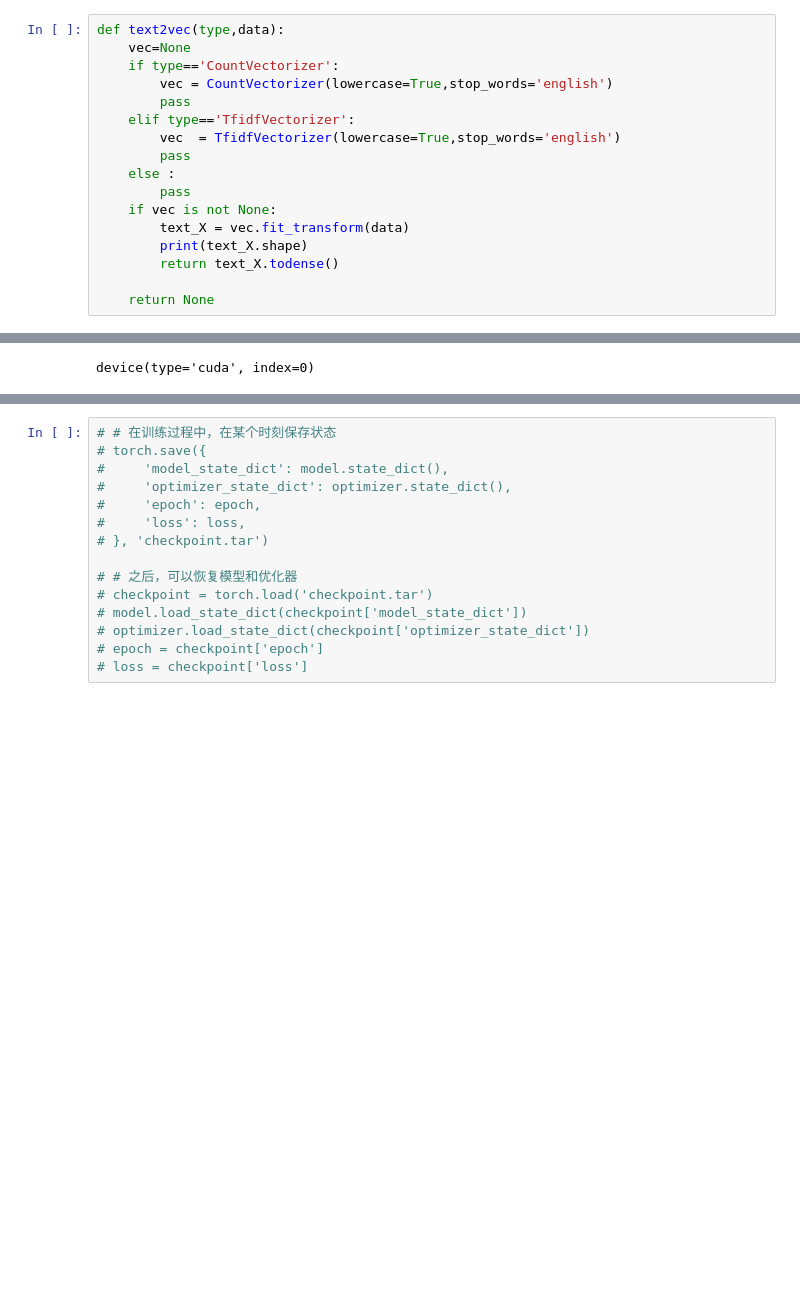
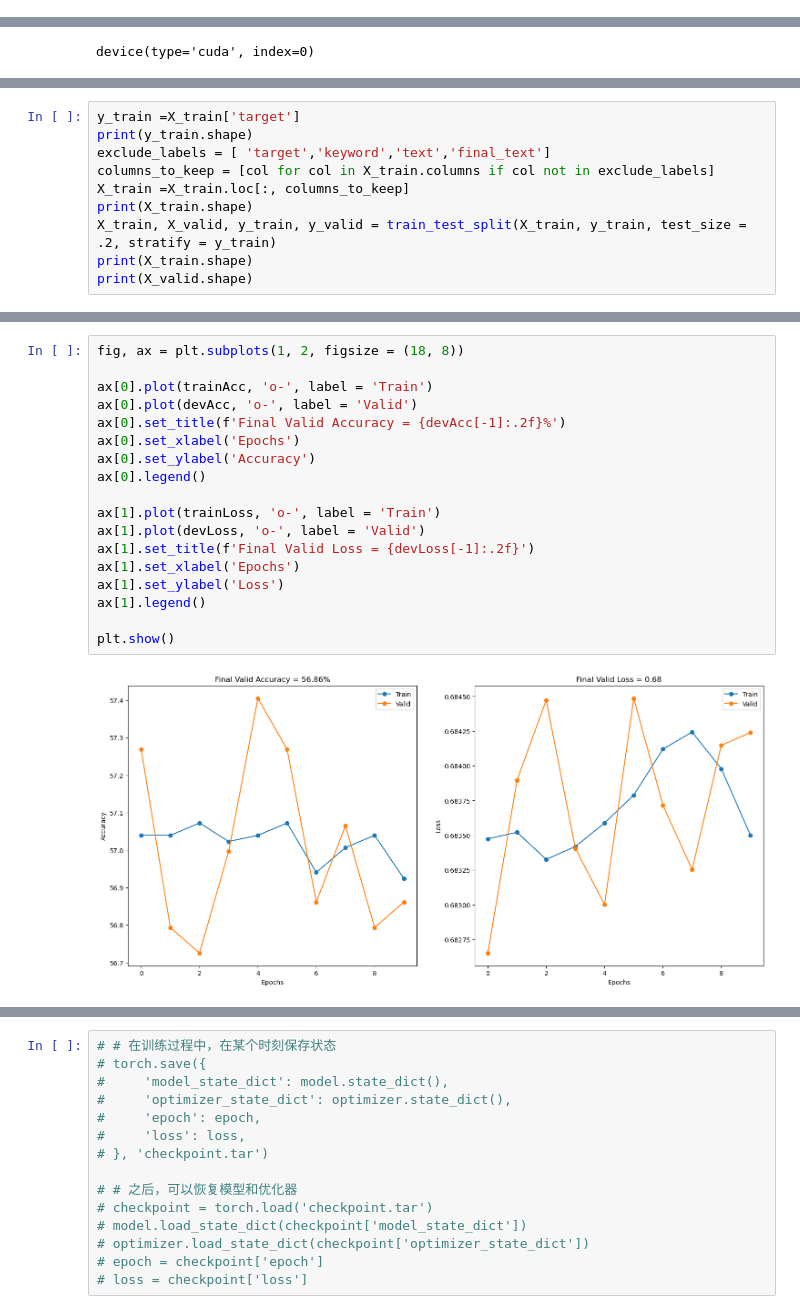
Before and after one commit to zpeople/NLP-Disaster-Tweets, a Jupyter notebook: NLP.ipynb, the cells around one changed output, grey strips where cells are left out. Cells and saved outputs as stored; diff of their text form; blank space fills up the shorter version.

```diff
--- a/NLP.ipynb
+++ b/NLP.ipynb
@@ -393,18 +448 @@ feature sizs: 11078
 pandas.core.frame.DataFrame
-# %%
-def text2vec(type,data):
-    vec=None
-    if type=='CountVectorizer':
-        vec = CountVectorizer(lowercase=True,stop_words='english')
-        pass
-    elif type=='TfidfVectorizer':
-        vec  = TfidfVectorizer(lowercase=True,stop_words='english')
-        pass
-    else :
-        pass
-    if vec is not None:
-        text_X = vec.fit_transform(data)
-        print(text_X.shape)
-        return text_X.todense()
-
-    return None
@@ -686,0 +698,10 @@ Compile with `TORCH_USE_CUDA_DSA` to enable device-side assertions.
+# %%
+y_train =X_train['target']
+print(y_train.shape)
+exclude_labels = [ 'target','keyword','text','final_text']
+columns_to_keep = [col for col in X_train.columns if col not in exclude_labels]
+X_train =X_train.loc[:, columns_to_keep]
+print(X_train.shape)
+X_train, X_valid, y_train, y_valid = train_test_split(X_train, y_train, test_size = .2, stratify = y_train)
+print(X_train.shape)
+print(X_valid.shape)
@@ -686,0 +837,20 @@ Compile with `TORCH_USE_CUDA_DSA` to enable device-side assertions.
+# %%
+fig, ax = plt.subplots(1, 2, figsize = (18, 8))
+
+ax[0].plot(trainAcc, 'o-', label = 'Train')
+ax[0].plot(devAcc, 'o-', label = 'Valid')
+ax[0].set_title(f'Final Valid Accuracy = {devAcc[-1]:.2f}%')
+ax[0].set_xlabel('Epochs')
+ax[0].set_ylabel('Accuracy')
+ax[0].legend()
+
+ax[1].plot(trainLoss, 'o-', label = 'Train')
+ax[1].plot(devLoss, 'o-', label = 'Valid')
+ax[1].set_title(f'Final Valid Loss = {devLoss[-1]:.2f}')
+ax[1].set_xlabel('Epochs')
+ax[1].set_ylabel('Loss')
+ax[1].legend()
+
+plt.show()
+# %% [output]
+[figure, added]
```
Also changed, not shown: parts of 49 cells of this notebook.
